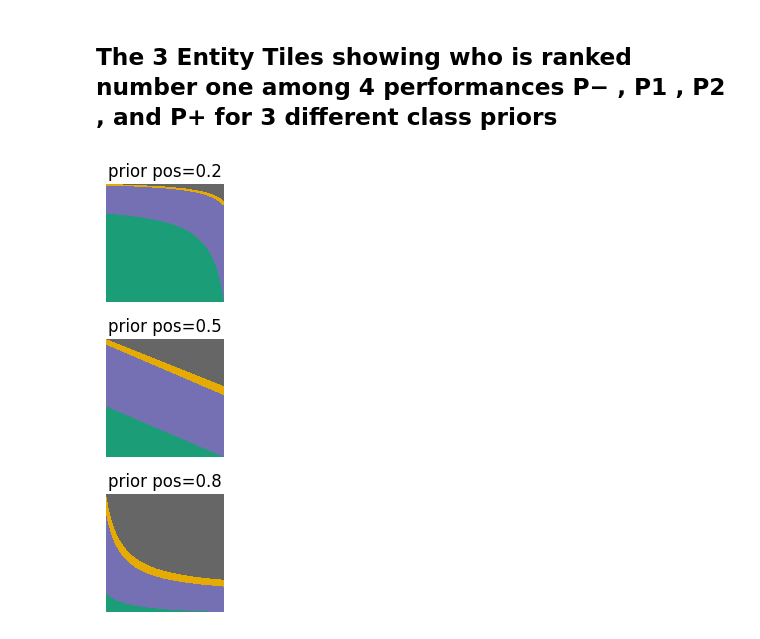
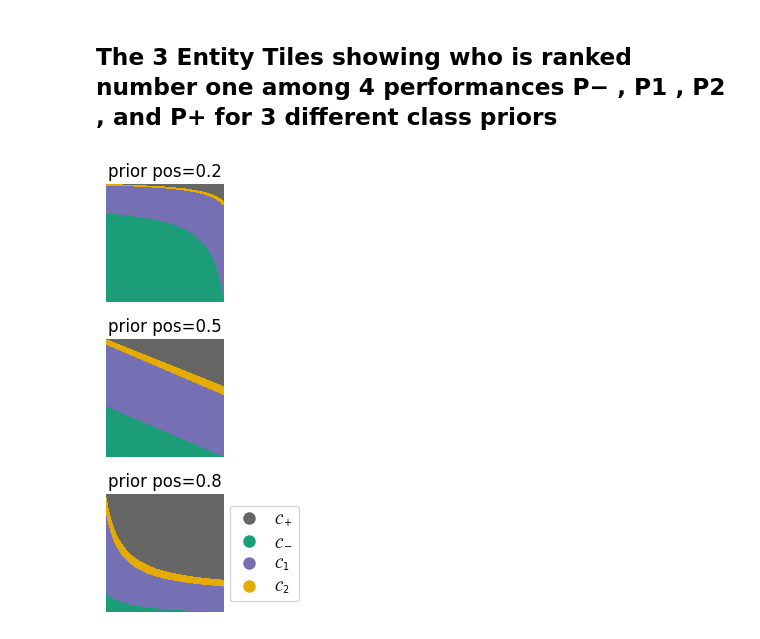
Before and after one commit to uliege-performance/sorbetto, a Jupyter notebook: examples/Pierard2024TheTile_Figure5_entityTiles.ipynb, the cells around one changed output. Saved outputs shown, nothing was run; the diff lists cells and outputs as text; code cells hidden in the pictures.

```diff
--- a/examples/Pierard2024TheTile_Figure5_entityTiles.ipynb
+++ b/examples/Pierard2024TheTile_Figure5_entityTiles.ipynb
@@ -57,10 +57,10 @@ def produce_tile ( prior_pos ) :
     print ( P_pos )
 
     # Create the four entities
-    entity_neg = Entity(P_neg, name="P-", color=cmap(0))
-    entity_one = Entity(P_one, name="P1", color=cmap(1))
-    entity_two = Entity(P_two, name="P2", color=cmap(2))
-    entity_pos = Entity(P_pos, name="P+", color=cmap(3))
+    entity_neg = Entity(P_neg, name="$\\mathcal{C}_-$", color=cmap(0))
+    entity_one = Entity(P_one, name="$\\mathcal{C}_1$", color=cmap(1))
+    entity_two = Entity(P_two, name="$\\mathcal{C}_2$", color=cmap(2))
+    entity_pos = Entity(P_pos, name="$\\mathcal{C}_+$", color=cmap(3))
 
     # Create the entity flavor and entity tile for prior pos=0.2 with our four entities
     flavor = EntityFlavor(
@@ -153,28 +153,28 @@ TwoClassClassificationPerformance(name=P+, ptn=0.0, pfp=0.19999999999999996, pfn
 # %%
 import matplotlib.pyplot as plt
 
 # Initialise the subplot figure and axis
 figure, axis = plt.subplots(3, 1)
 
 example1_entity_tile.name = "prior pos=0.2"
 example1_entity_tile.disable_legend = True
 example1_entity_tile.clearAnnotations()
 example1_entity_tile.draw(fig=figure, ax=axis[0])
 axis[0].axis("off")
 
 example2_entity_tile.name = "prior pos=0.5"
 example2_entity_tile.disable_legend = True
 example2_entity_tile.clearAnnotations()
 example2_entity_tile.draw(fig=figure, ax=axis[1])
 axis[1].axis("off")
 
 example3_entity_tile.name = "prior pos=0.8"
-example3_entity_tile.disable_legend = True
+#example3_entity_tile.disable_legend = True
 example3_entity_tile.clearAnnotations()
 example3_entity_tile.draw(fig=figure, ax=axis[2])
 axis[2].axis("off")
 
 figure.tight_layout()
 plt.show()
 # %% [output]
-[figure, old version]
+[figure, new version]
```
Also changed, not shown: parts of 4 cells of this notebook, 7 other files.
